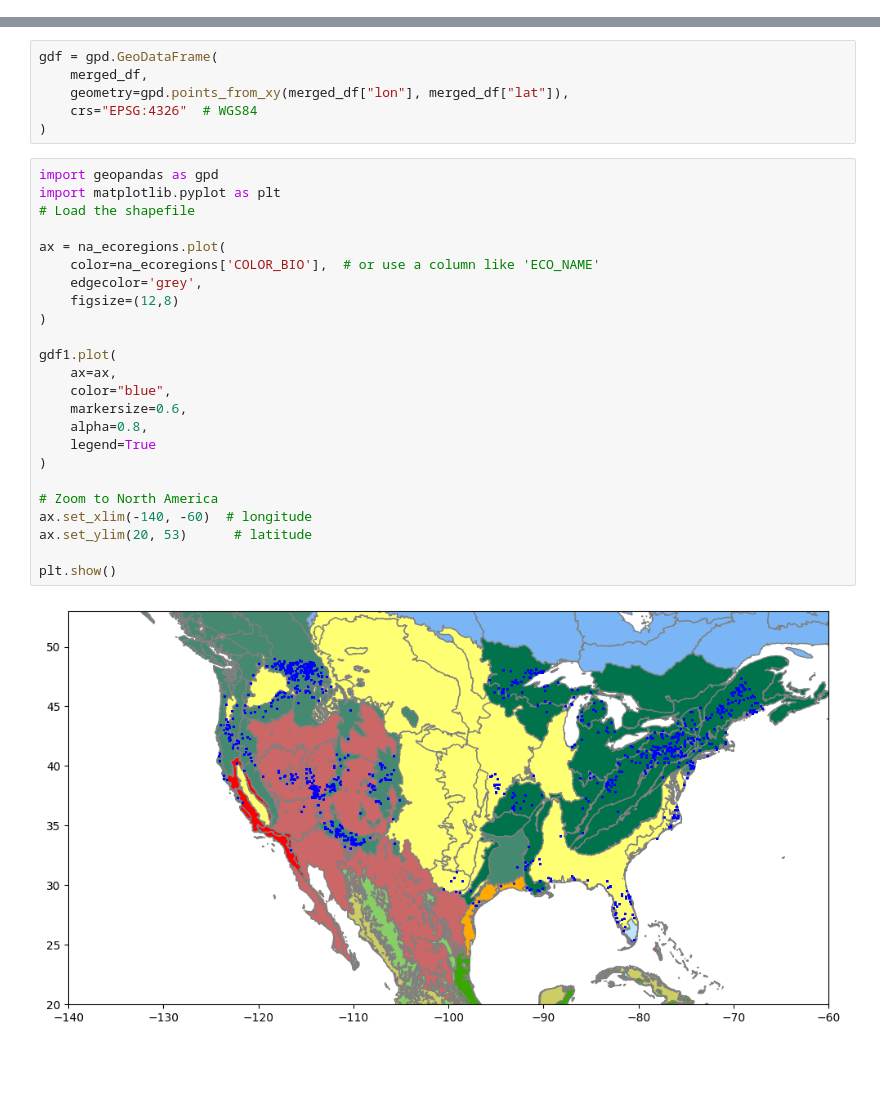
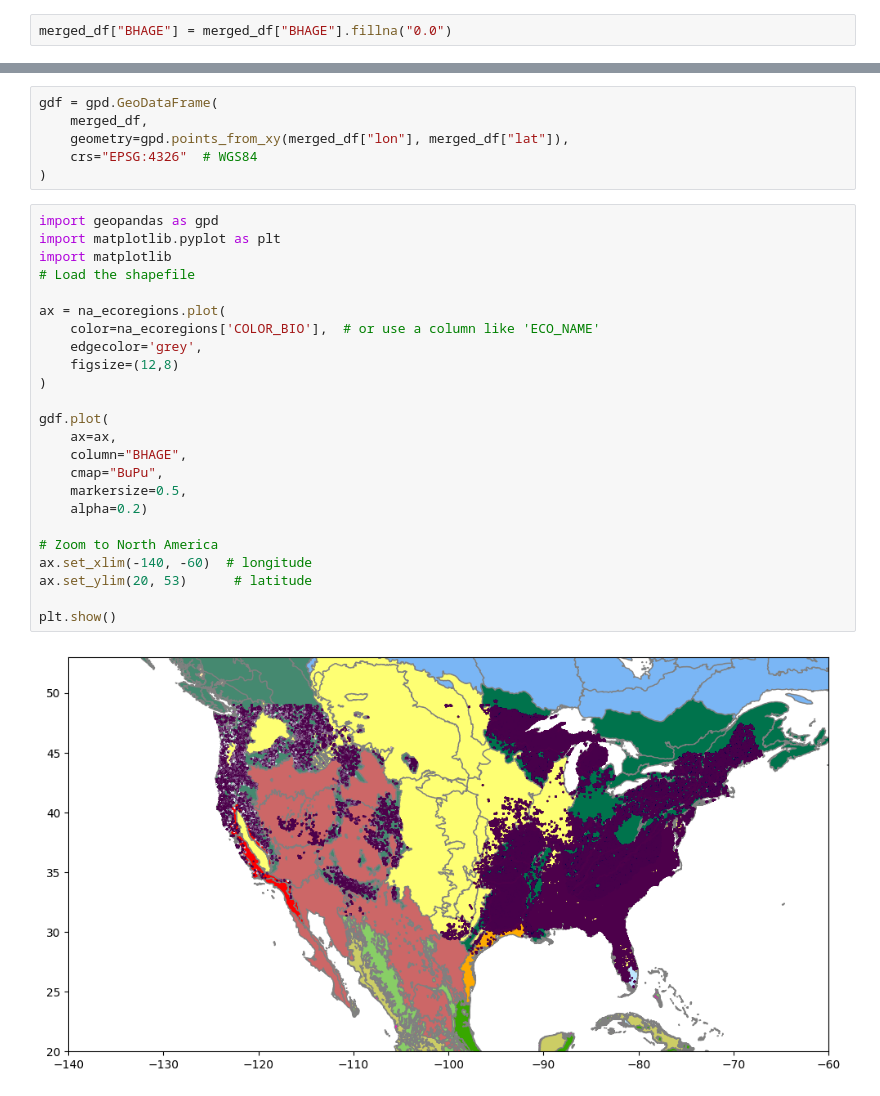
Before and after one commit to qiulinlx/FD_Stability, a Jupyter notebook: visualisations/visualisations.ipynb, the cells around one changed output, grey strips where cells are left out. Saved outputs shown, nothing was run; the diff lists cells and outputs as text; blank space fills up the shorter version.

```diff
--- a/visualisations/visualisations.ipynb
+++ b/visualisations/visualisations.ipynb
@@ -260,6 +260,8 @@ merged_df.dropna(subset=['csc', 'TAC_NPP'], inplace=True)
 
 normalized = (merged_df['csc']-min(merged_df['csc']))/(max(merged_df['csc'])-min(merged_df['csc']))
 merged_df['Stability metric'] = normalized + merged_df["TAC_NPP"]
+# %%
+merged_df["BHAGE"] = merged_df["BHAGE"].fillna("0.0")
 # %%
 plt.figure(figsize=(12,5))
 plt.scatter(merged_df["lon"], merged_df["lat"], c=merged_df["csc"], s=1, cmap= 'Greens')
@@ -356,26 +340,26 @@ gdf = gpd.GeoDataFrame(
 # %%
 import geopandas as gpd
 import matplotlib.pyplot as plt
+import matplotlib
 # Load the shapefile
 
 ax = na_ecoregions.plot(
     color=na_ecoregions['COLOR_BIO'],  # or use a column like 'ECO_NAME'
     edgecolor='grey',
     figsize=(12,8)
 )
 
-gdf1.plot(
+gdf.plot(
     ax=ax,
-    color="blue",
-    markersize=0.6,
-    alpha=0.8,
-    legend=True
-)
+    column="BHAGE",
+    cmap="BuPu",
+    markersize=0.5,
+    alpha=0.2)
 
 # Zoom to North America
 ax.set_xlim(-140, -60)  # longitude
 ax.set_ylim(20, 53)      # latitude
 
 plt.show()
 # %% [output]
-[figure, old version]
+[figure, new version]
```
Also changed, not shown: parts of 2 cells of this notebook, 1 other file.
